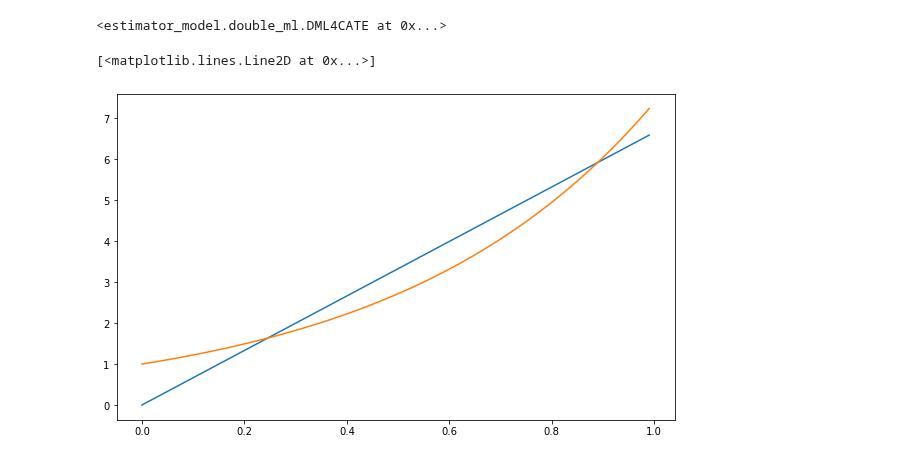
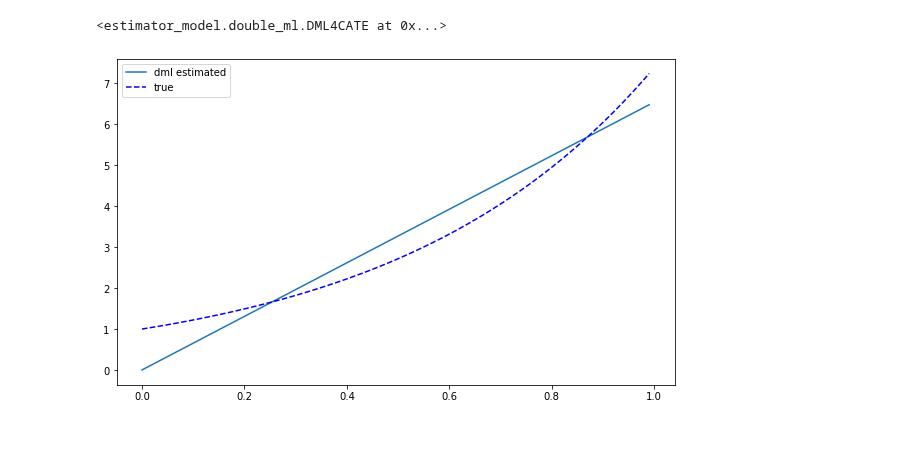
Before and after one commit to DataCanvasIO/YLearn, a Jupyter notebook: test_est.ipynb, the cells around one changed output. Saved outputs shown, nothing was run; the diff lists cells and outputs as text; code cells hidden in the pictures.

```diff
--- a/test_est.ipynb
+++ b/test_est.ipynb
@@ -20,5 +48,5 @@ train, val, treatment_effect = single_continuous_treatment()
 # %%
-adjustment = train.columns[:-3]
+adjustment = train.columns[:-4]
 covariate = 'c_0'
 outcome = 'outcome'
 treatment = 'treatment'
@@ -47,7 +75,8 @@ ested_te = dml.estimate(data_test).ravel()
 # %%
 plt.figure(figsize=(10, 6))
 plt.plot(dat, ested_te, label='dml estimated')
-plt.plot(dat, true_te, label='true')
+plt.plot(dat, true_te, 'b--', label='true')
+plt.legend()
+plt.show()
 # %% [output]
-[<matplotlib.lines.Line2D at 0x...>]
-[figure, old version]
+[figure, new version]
```
Also changed, not shown: parts of 33 cells of this notebook, 4 other files.
